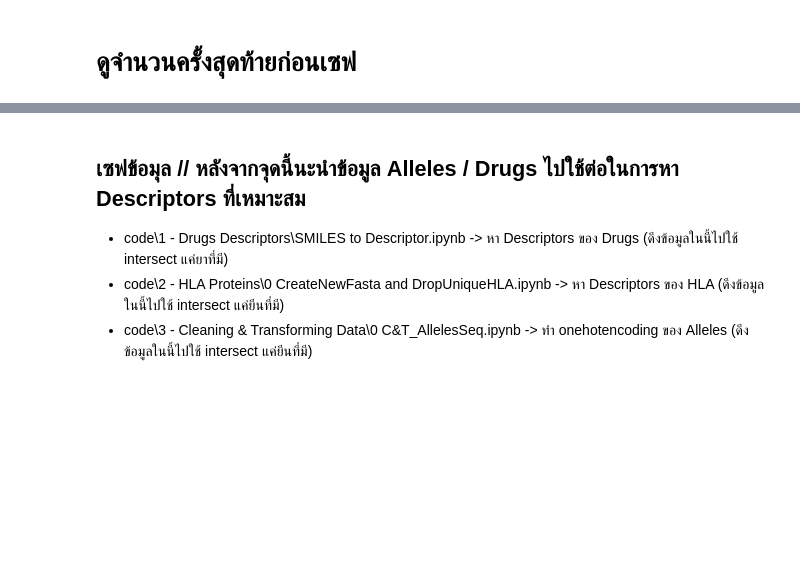
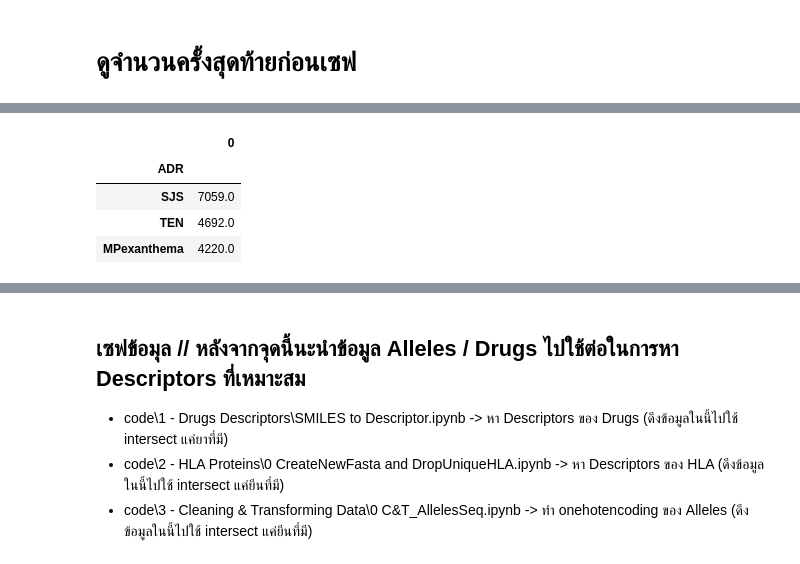
Before and after one commit to akumaharit/PredictingType2ADRwithHLAandMorgan, a Jupyter notebook: code/3 - Cleaning & Transforming Data/1 C&T_FilteringRenaming.ipynb, the cells around one changed output, grey strips where cells are left out. Drawn from its saved outputs; the diff is of its cells as text; code cells hidden in the pictures; blank space fills up the shorter version.

```diff
--- a/code/3 - Cleaning & Transforming Data/1 C&T_FilteringRenaming.ipynb
+++ b/code/3 - Cleaning & Transforming Data/1 C&T_FilteringRenaming.ipynb
@@ -359,0 +358,9 @@ race_count
+# %%
+adr_count.to_csv('count_adr_afterfilter.csv')
+adr_count
+# %% [output]
+|  | 0 |
+| ADR |  |
+| SJS | 7059.0 |
+| TEN | 4692.0 |
+| MPexanthema | 4220.0 |
```
Also changed, not shown: parts of 27 cells of this notebook, 9 other files.
